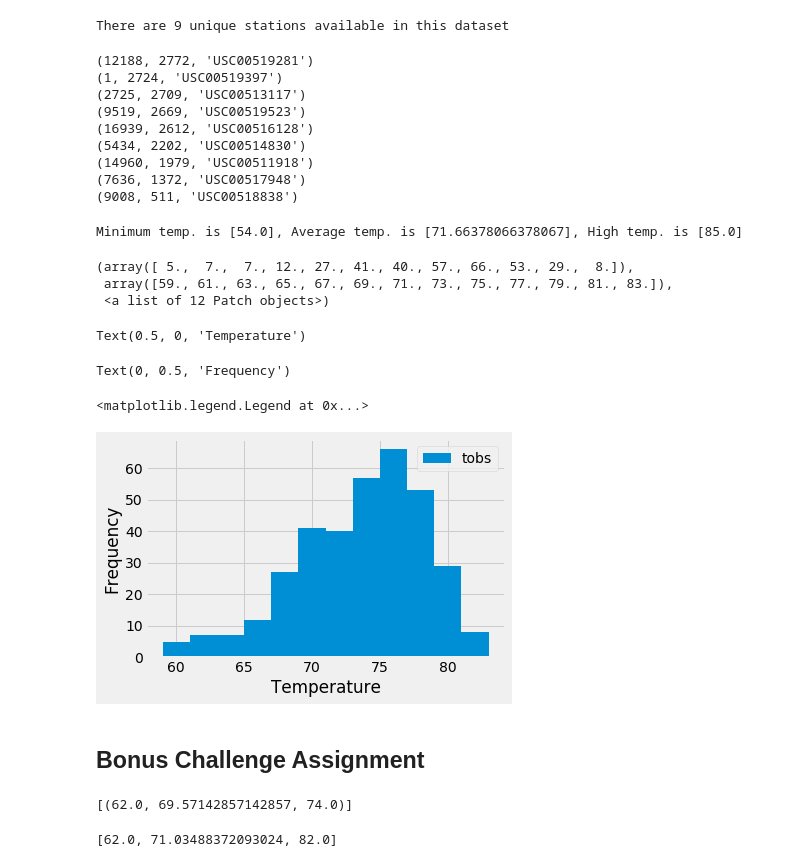
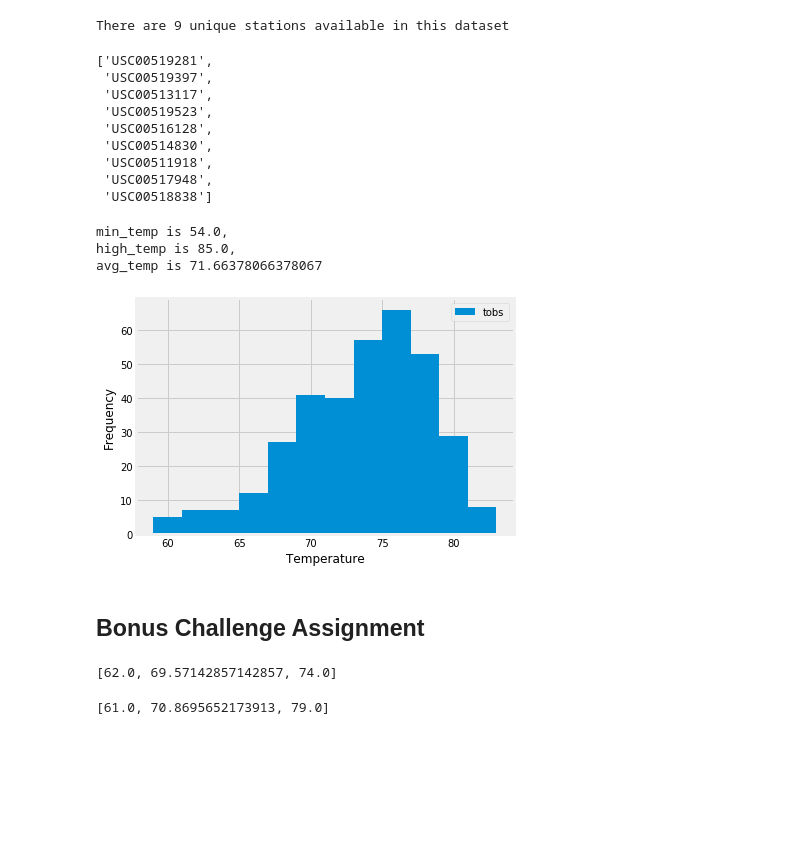
Before and after one commit to Eng-Hisham991/Sqlalchemy-challenge, a Jupyter notebook: climate_starter.ipynb, the cells around one changed output. Cells and saved outputs as stored; diff of their text form; code cells hidden in the pictures; blank space fills up the shorter version.

```diff
--- a/climate_starter.ipynb
+++ b/climate_starter.ipynb
@@ -133,73 +127,52 @@ There are 9 unique stations available in this dataset
 # What are the most active stations? (i.e. what stations have the most rows)?
 # List the stations and the counts in descending order.
 
-sta_freq= session.query(Measurement.id, func.count(Measurement.station).\
+sta_freq= session.query(func.count(Measurement.station).\
           label('Nos'),Measurement.station).group_by(Measurement.station).\
           order_by(desc('Nos'))
+sorted_stations=[]
 for station in sta_freq:
-    print(station)
+    sorted_stations.append(list(np.ravel(station))[1])
+sorted_stations
 # %% [output]
-(12188, 2772, 'USC00519281')
-(1, 2724, 'USC00519397')
-(2725, 2709, 'USC00513117')
-(9519, 2669, 'USC00519523')
-(16939, 2612, 'USC00516128')
-(5434, 2202, 'USC00514830')
-(14960, 1979, 'USC00511918')
-(7636, 1372, 'USC00517948')
-(9008, 511, 'USC00518838')
+['USC00519281',
+ 'USC00519397',
+ 'USC00513117',
+ 'USC00519523',
+ 'USC00516128',
+ 'USC00514830',
+ 'USC00511918',
+ 'USC00517948',
+ 'USC00518838']
 # %%
 # Using the station id from the previous query, calculate the lowest temperature recorded,
 # highest temperature recorded, and average temperature of the most active station?
-low_temp= session.query(func.min(Measurement.tobs)).\
+temp= session.query(func.min(Measurement.tobs), func.max(Measurement.tobs), func.avg(Measurement.tobs)).\
           filter(Measurement.station=='USC00519281')
-max_temp= session.query(func.max(Measurement.tobs)).\
-          filter(Measurement.station == 'USC00519281')
-average_temp= session.query(func.avg(Measurement.tobs)).\
-          filter(Measurement.station=='USC00519281')
-min_temp= []
-high_temp= []
-avg_temp= []
-for blue in low_temp:
-    if blue is not None:
-        min_temp.append(blue)
-for red in max_temp:
-    if red is not None:
-        high_temp.append(red)
-for orange in average_temp:
-    if orange is not None:
-        avg_temp.append(orange)
-
-print(f'Minimum temp. is {list(np.ravel(min_temp))},\
- Average temp. is {list(np.ravel(avg_temp))},\
- High temp. is {list(np.ravel(high_temp))}')
+for min_temp, max_temp, avg_temp in temp:
+    print(f'min_temp is {min_temp},\nhigh_temp is {max_temp},\navg_temp is {avg_temp}')
 # %% [output]
-Minimum temp. is [54.0], Average temp. is [71.66378066378067], High temp. is [85.0]
+min_temp is 54.0,
+high_temp is 85.0,
+avg_temp is 71.66378066378067
 # %%
 # Choose the station with the highest number of temperature observations.
 # Query the last 12 months of temperature observation data for this station and plot the results as a histogram
 records= session.query(Measurement.date, Measurement.tobs).\
-        filter(and_(Measurement.date>='2016-08-23'),
-               (Measurement.station=='USC00519281')).\
-                group_by(Measurement.date)
+        filter(and_(Measurement.date>='2016-08-23'), (Measurement.station=='USC00519281')).\
+        group_by(Measurement.date)
 df_records= pd.read_sql_query(records.statement, session.bind)
 df_records.sort_values('date', inplace=True)
 df_records.set_index('date', inplace= True)
 
 plt.hist(df_records['tobs'], bins=12, label=['tobs'])
 plt.xlabel('Temperature')
 plt.ylabel('Frequency')
 plt.legend()
 plt.tight_layout()
 plt.show()
 # %% [output]
-(array([ 5.,  7.,  7., 12., 27., 41., 40., 57., 66., 53., 29.,  8.]),
- array([59., 61., 63., 65., 67., 69., 71., 73., 75., 77., 79., 81., 83.]),
- <a list of 12 Patch objects>)
-Text(0.5, 0, 'Temperature')
-Text(0, 0.5, 'Frequency')
-<matplotlib.legend.Legend at 0x...>
-[figure, old version]
+[figure, new version]
 # %% [markdown]
 ## Bonus Challenge Assignment
 # %%
@@ -220,17 +193,17 @@ def calc_temps(start_date, end_date):
         filter(Measurement.date >= start_date).filter(Measurement.date <= end_date).all()
 
 # function usage example
-print(calc_temps('2012-02-28', '2012-03-05'))
+print(list(np.ravel(calc_temps('2012-02-28', '2012-03-05'))))
 # %% [output]
-[(62.0, 69.57142857142857, 74.0)]
+[62.0, 69.57142857142857, 74.0]
 # %%
 # Use your previous function `calc_temps` to calculate the tmin, tavg, and tmax
 # for your trip using the previous year's data for those same dates.
-start_date= '2017-03-01'
-end_date= '2017-03-14'
+start_date= '2017-02-14'
+end_date= '2017-02-28'
 a= list(np.ravel(calc_temps(start_date, end_date)))
 print(a)
 # %% [output]
-[62.0, 71.03488372093024, 82.0]
+[61.0, 70.8695652173913, 79.0]
 # %%
 # Plot the results from your previous query as a bar chart.
```
Also changed, not shown: parts of 9 cells of this notebook, 2 other files.
